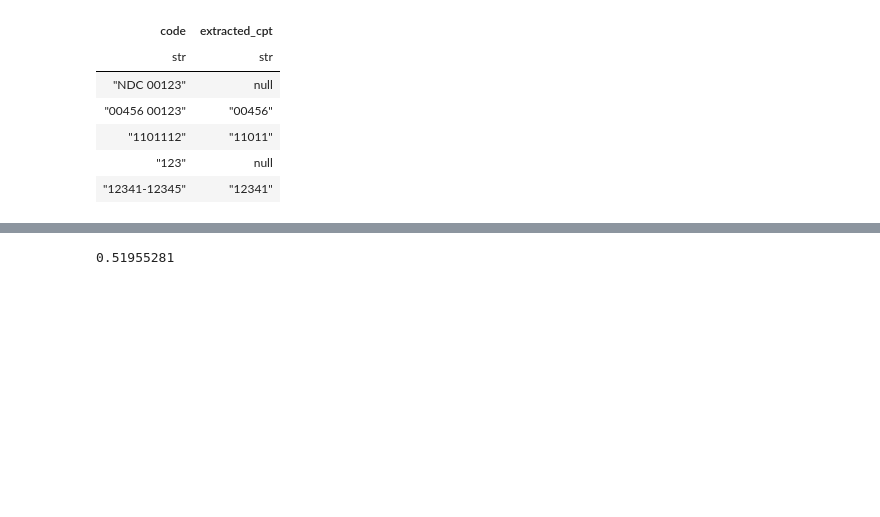
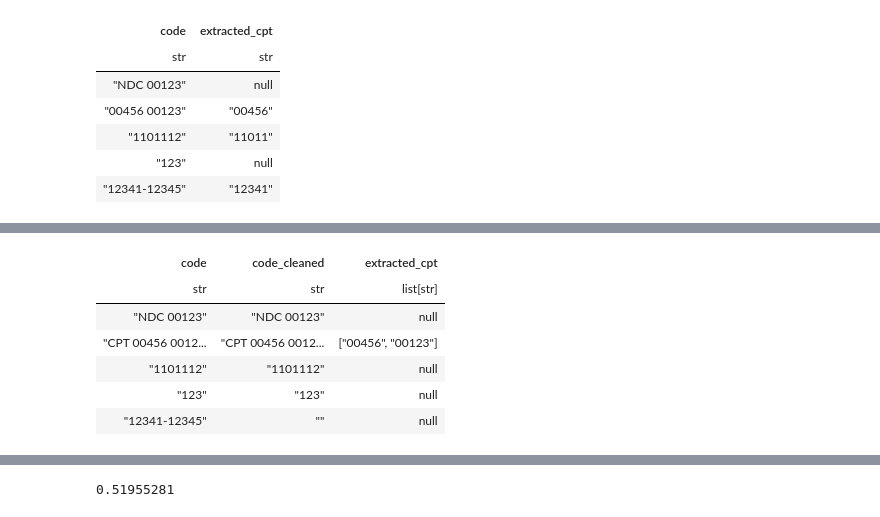
Before and after one commit to alecstein/dolt_datascience, a Jupyter notebook: hospitals_v3/cleanup/cleaning-hospitals-dataset.ipynb, the cells around one changed output, grey strips where cells are left out. Saved outputs shown, nothing was run; the diff lists cells and outputs as text; code cells hidden in the pictures; blank space fills up the shorter version.

```diff
--- a/hospitals_v3/cleanup/cleaning-hospitals-dataset.ipynb
+++ b/hospitals_v3/cleanup/cleaning-hospitals-dataset.ipynb
@@ -103,0 +122,46 @@ We right away see some flaws here.
+# %%
+def extract_cpt(df: pl.DataFrame) -> pl.DataFrame:
+    '''
+    Extract CPT singlet codes
+    '''
+
+    cpt_pats = ['\d{5}',       # simplified CPT I
+                '[A-Z]\d{4}',  # simplified CPT II
+                '\d{4}[A-Z]']  # simplified CPT II
+
+    # to "extract" a pattern, it needs to be in parenthesis
+    # and to extract multiple patterns with OR, they need to
+    # have a bar char between them. A valid extraction string
+    # looks something like 'abc(pat)'
+
+    extraction_str = '|'.join([fr'\b({pat})\b' for pat in cpt_pats])
+
+    return df.with_column(
+
+        col('code').str.replace_all(r'\b\d{5}-\d{5}\b', '').alias('code_cleaned')
+
+    ).with_column(
+
+        pl.when(
+
+            # Heuristic 1
+            ~col('code_cleaned').str.contains('NDC|MS|CDM')
+
+        ).then(
+
+            # Heuristic 2
+            col('code_cleaned').str.extract_all(extraction_str)
+
+        ).otherwise(None).alias('extracted_cpt')
+    )
+
+testdf = pl.DataFrame({'code': ['NDC 00123', 'CPT 00456 00123', '1101112', '123', '12341-12345']})
+testdf.pipe(extract_cpt)
+# %% [output]
+| code | code_cleaned | extracted_cpt |
+| str | str | list[str] |
+| "NDC 00123" | "NDC 00123" | null |
+| "CPT 00456 0012... | "CPT 00456 0012... | ["00456", "00123"] |
+| "1101112" | "1101112" | null |
+| "123" | "123" | null |
+| "12341-12345" | "" | null |
```
Also changed, not shown: parts of 6 cells of this notebook.
